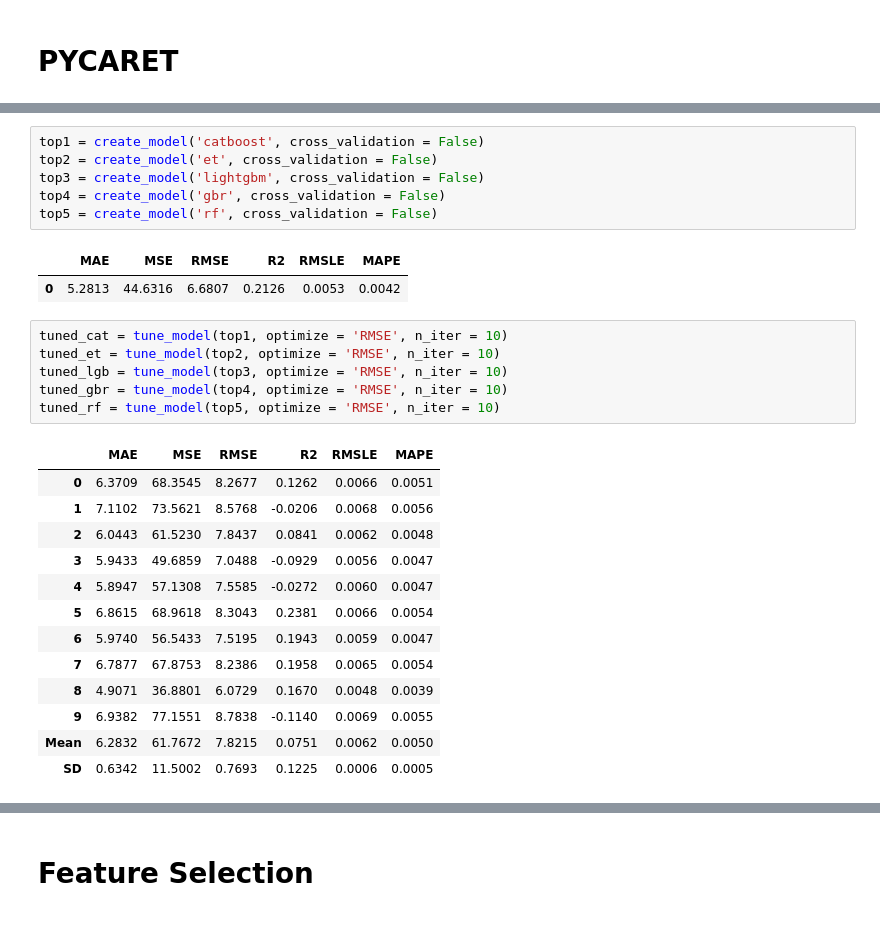
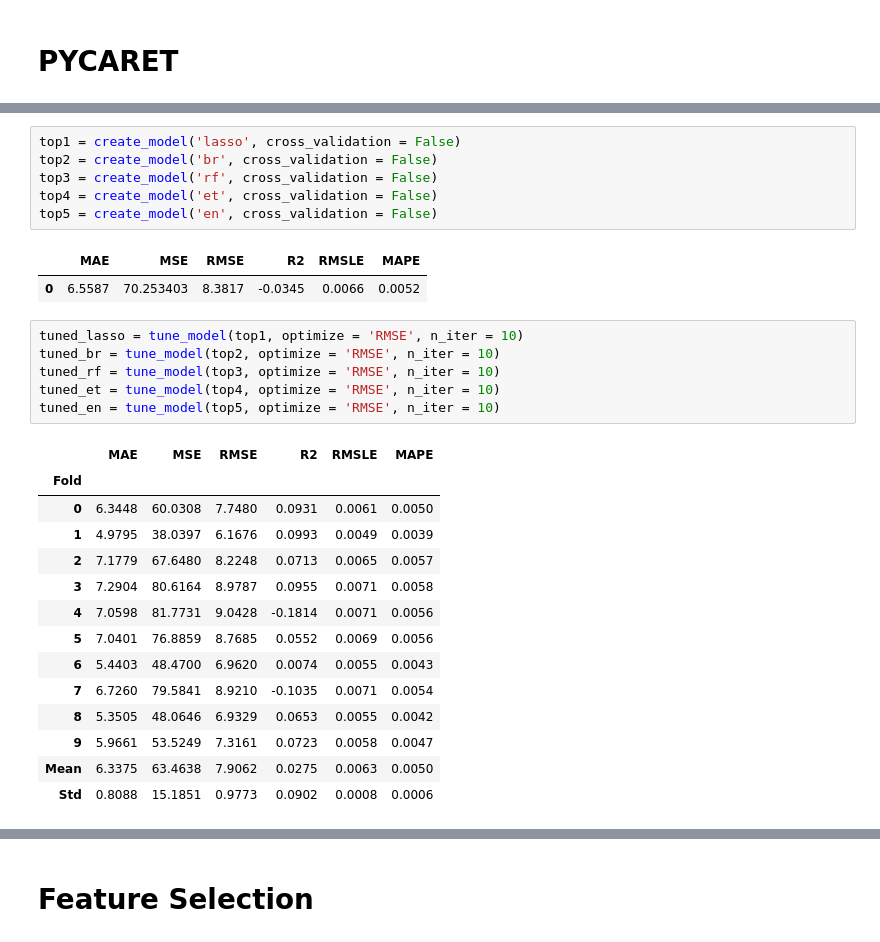
Before and after one commit to teddyroc/dttrain, a Jupyter notebook: STEP별PCA.ipynb, the cells around one changed output, grey strips where cells are left out. Drawn from its saved outputs; the diff is of its cells as text.

```diff
--- a/STEP별PCA.ipynb
+++ b/STEP별PCA.ipynb
@@ -851,30 +844,31 @@ IntProgress(value=0, description='Processing: ', max=99)
 # %%
-top1 = create_model('catboost', cross_validation = False)
-top2 = create_model('et', cross_validation = False)
-top3 = create_model('lightgbm', cross_validation = False)
-top4 = create_model('gbr', cross_validation = False)
-top5 = create_model('rf', cross_validation = False)
+top1 = create_model('lasso', cross_validation = False)
+top2 = create_model('br', cross_validation = False)
+top3 = create_model('rf', cross_validation = False)
+top4 = create_model('et', cross_validation = False)
+top5 = create_model('en', cross_validation = False)
 # %% [output]
 |  | MAE | MSE | RMSE | R2 | RMSLE | MAPE |
-| 0 | 5.2813 | 44.6316 | 6.6807 | 0.2126 | 0.0053 | 0.0042 |
+| 0 | 6.5587 | 70.253403 | 8.3817 | -0.0345 | 0.0066 | 0.0052 |
 # %%
-tuned_cat = tune_model(top1, optimize = 'RMSE', n_iter = 10)
-tuned_et = tune_model(top2, optimize = 'RMSE', n_iter = 10)
-tuned_lgb = tune_model(top3, optimize = 'RMSE', n_iter = 10)
-tuned_gbr = tune_model(top4, optimize = 'RMSE', n_iter = 10)
-tuned_rf = tune_model(top5, optimize = 'RMSE', n_iter = 10)
+tuned_lasso = tune_model(top1, optimize = 'RMSE', n_iter = 10)
+tuned_br = tune_model(top2, optimize = 'RMSE', n_iter = 10)
+tuned_rf = tune_model(top3, optimize = 'RMSE', n_iter = 10)
+tuned_et = tune_model(top4, optimize = 'RMSE', n_iter = 10)
+tuned_en = tune_model(top5, optimize = 'RMSE', n_iter = 10)
 # %% [output]
 |  | MAE | MSE | RMSE | R2 | RMSLE | MAPE |
-| 0 | 6.3709 | 68.3545 | 8.2677 | 0.1262 | 0.0066 | 0.0051 |
-| 1 | 7.1102 | 73.5621 | 8.5768 | -0.0206 | 0.0068 | 0.0056 |
-| 2 | 6.0443 | 61.5230 | 7.8437 | 0.0841 | 0.0062 | 0.0048 |
-| 3 | 5.9433 | 49.6859 | 7.0488 | -0.0929 | 0.0056 | 0.0047 |
-| 4 | 5.8947 | 57.1308 | 7.5585 | -0.0272 | 0.0060 | 0.0047 |
-| 5 | 6.8615 | 68.9618 | 8.3043 | 0.2381 | 0.0066 | 0.0054 |
-| 6 | 5.9740 | 56.5433 | 7.5195 | 0.1943 | 0.0059 | 0.0047 |
-| 7 | 6.7877 | 67.8753 | 8.2386 | 0.1958 | 0.0065 | 0.0054 |
-| 8 | 4.9071 | 36.8801 | 6.0729 | 0.1670 | 0.0048 | 0.0039 |
-| 9 | 6.9382 | 77.1551 | 8.7838 | -0.1140 | 0.0069 | 0.0055 |
-| Mean | 6.2832 | 61.7672 | 7.8215 | 0.0751 | 0.0062 | 0.0050 |
-| SD | 0.6342 | 11.5002 | 0.7693 | 0.1225 | 0.0006 | 0.0005 |
+| Fold |  |  |  |  |  |  |
+| 0 | 6.3448 | 60.0308 | 7.7480 | 0.0931 | 0.0061 | 0.0050 |
+| 1 | 4.9795 | 38.0397 | 6.1676 | 0.0993 | 0.0049 | 0.0039 |
+| 2 | 7.1779 | 67.6480 | 8.2248 | 0.0713 | 0.0065 | 0.0057 |
+| 3 | 7.2904 | 80.6164 | 8.9787 | 0.0955 | 0.0071 | 0.0058 |
+| 4 | 7.0598 | 81.7731 | 9.0428 | -0.1814 | 0.0071 | 0.0056 |
+| 5 | 7.0401 | 76.8859 | 8.7685 | 0.0552 | 0.0069 | 0.0056 |
+| 6 | 5.4403 | 48.4700 | 6.9620 | 0.0074 | 0.0055 | 0.0043 |
+| 7 | 6.7260 | 79.5841 | 8.9210 | -0.1035 | 0.0071 | 0.0054 |
+| 8 | 5.3505 | 48.0646 | 6.9329 | 0.0653 | 0.0055 | 0.0042 |
+| 9 | 5.9661 | 53.5249 | 7.3161 | 0.0723 | 0.0058 | 0.0047 |
+| Mean | 6.3375 | 63.4638 | 7.9062 | 0.0275 | 0.0063 | 0.0050 |
+| Std | 0.8088 | 15.1851 | 0.9773 | 0.0902 | 0.0008 | 0.0006 |
 # %%
```
Also changed, not shown: parts of 11 cells of this notebook.
